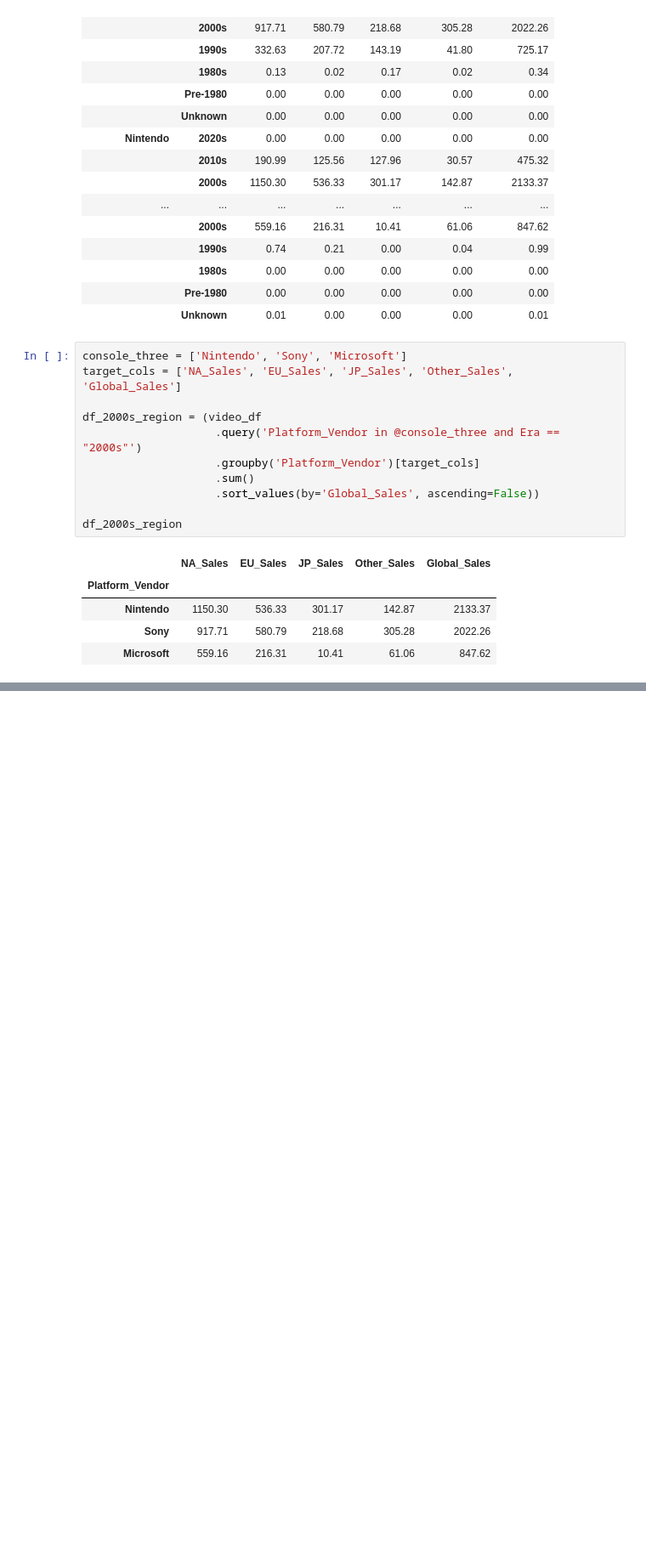
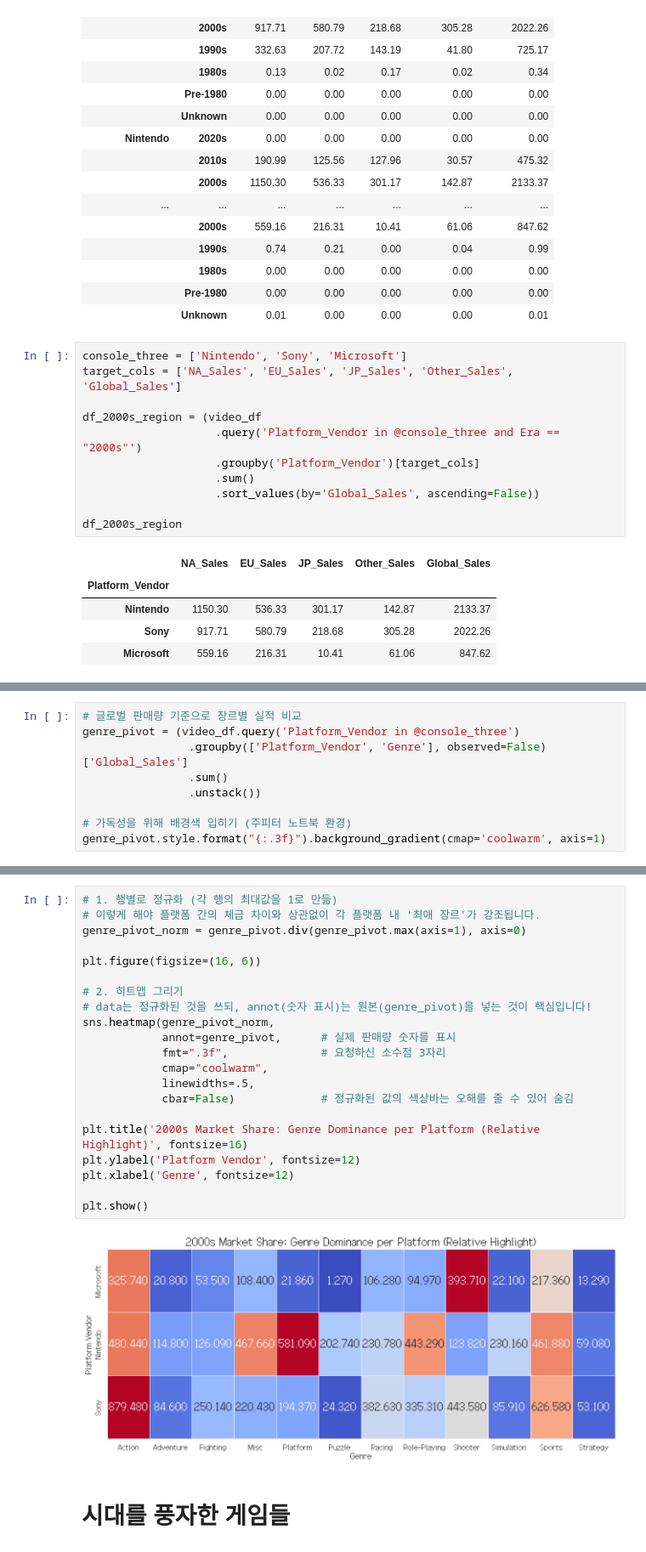
Before and after one commit to koreanraichu/Python, a Jupyter notebook: Jupyter file/Project/Kaggle EDA/99_video games.ipynb, the cells around one changed output, grey strips where cells are left out. Shown at 85% size. Cells and saved outputs as stored; diff of their text form; blank space fills up the shorter version.

```diff
--- a/Jupyter file/Project/Kaggle EDA/99_video games.ipynb
+++ b/Jupyter file/Project/Kaggle EDA/99_video games.ipynb
@@ -680,0 +748,9 @@ plt.show()
+# %%
+# 글로벌 판매량 기준으로 장르별 실적 비교
+genre_pivot = (video_df.query('Platform_Vendor in @console_three')
+                .groupby(['Platform_Vendor', 'Genre'], observed=False)['Global_Sales']
+                .sum()
+                .unstack())
+
+# 가독성을 위해 배경색 입히기 (주피터 노트북 환경)
+genre_pivot.style.format("{:.3f}").background_gradient(cmap='coolwarm', axis=1)
@@ -680,0 +787,25 @@ plt.show()
+# %%
+# 1. 행별로 정규화 (각 행의 최대값을 1로 만듦)
+# 이렇게 해야 플랫폼 간의 체급 차이와 상관없이 각 플랫폼 내 '최애 장르'가 강조됩니다.
+genre_pivot_norm = genre_pivot.div(genre_pivot.max(axis=1), axis=0)
+
+plt.figure(figsize=(16, 6))
+
+# 2. 히트맵 그리기
+# data는 정규화된 것을 쓰되, annot(숫자 표시)는 원본(genre_pivot)을 넣는 것이 핵심입니다!
+sns.heatmap(genre_pivot_norm,
+            annot=genre_pivot,      # 실제 판매량 숫자를 표시
+            fmt=".3f",              # 요청하신 소수점 3자리
+            cmap="coolwarm",
+            linewidths=.5,
+            cbar=False)             # 정규화된 값의 색상바는 오해를 줄 수 있어 숨김
+
+plt.title('2000s Market Share: Genre Dominance per Platform (Relative Highlight)', fontsize=16)
+plt.ylabel('Platform Vendor', fontsize=12)
+plt.xlabel('Genre', fontsize=12)
+
+plt.show()
+# %% [output]
+[figure, added]
+# %% [markdown]
+# 시대를 풍자한 게임들
```
Also changed, not shown: parts of 19 cells of this notebook.
